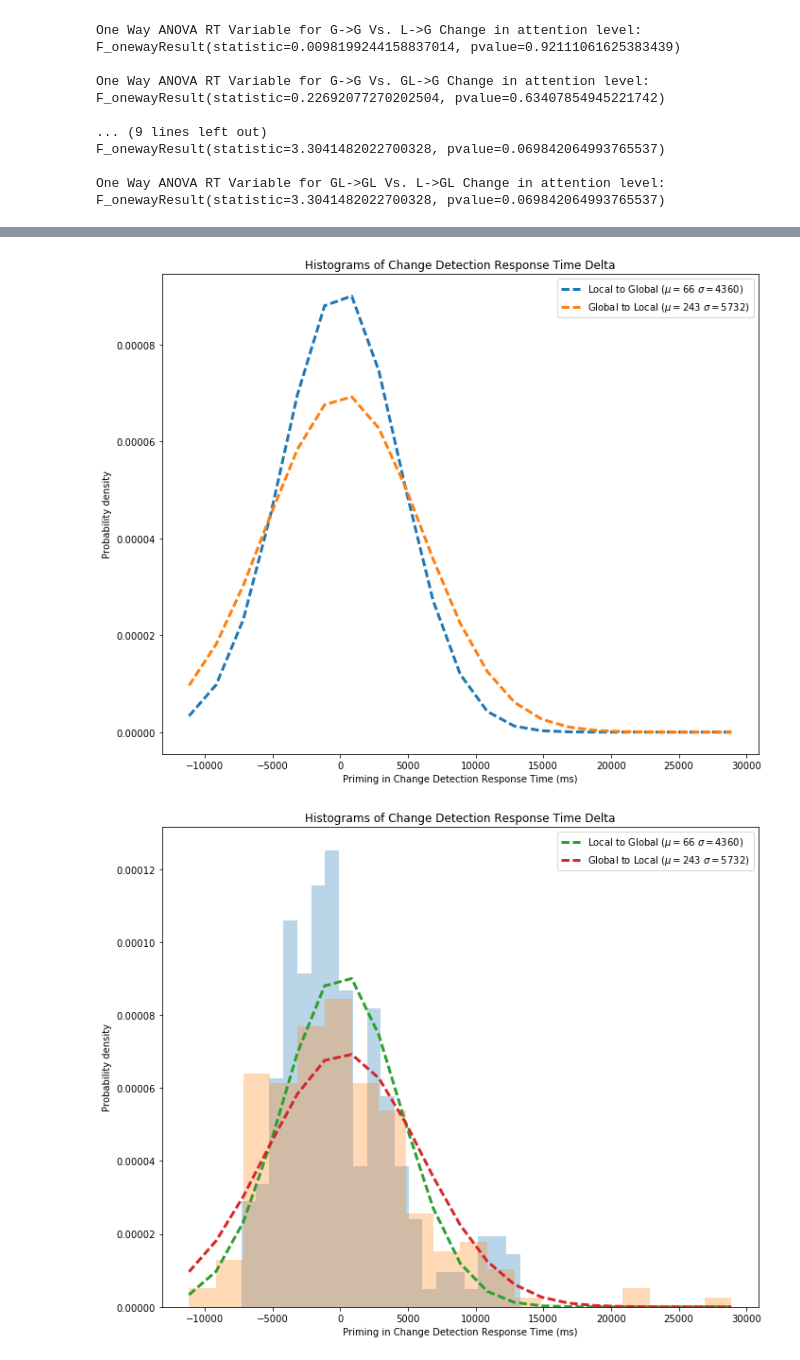
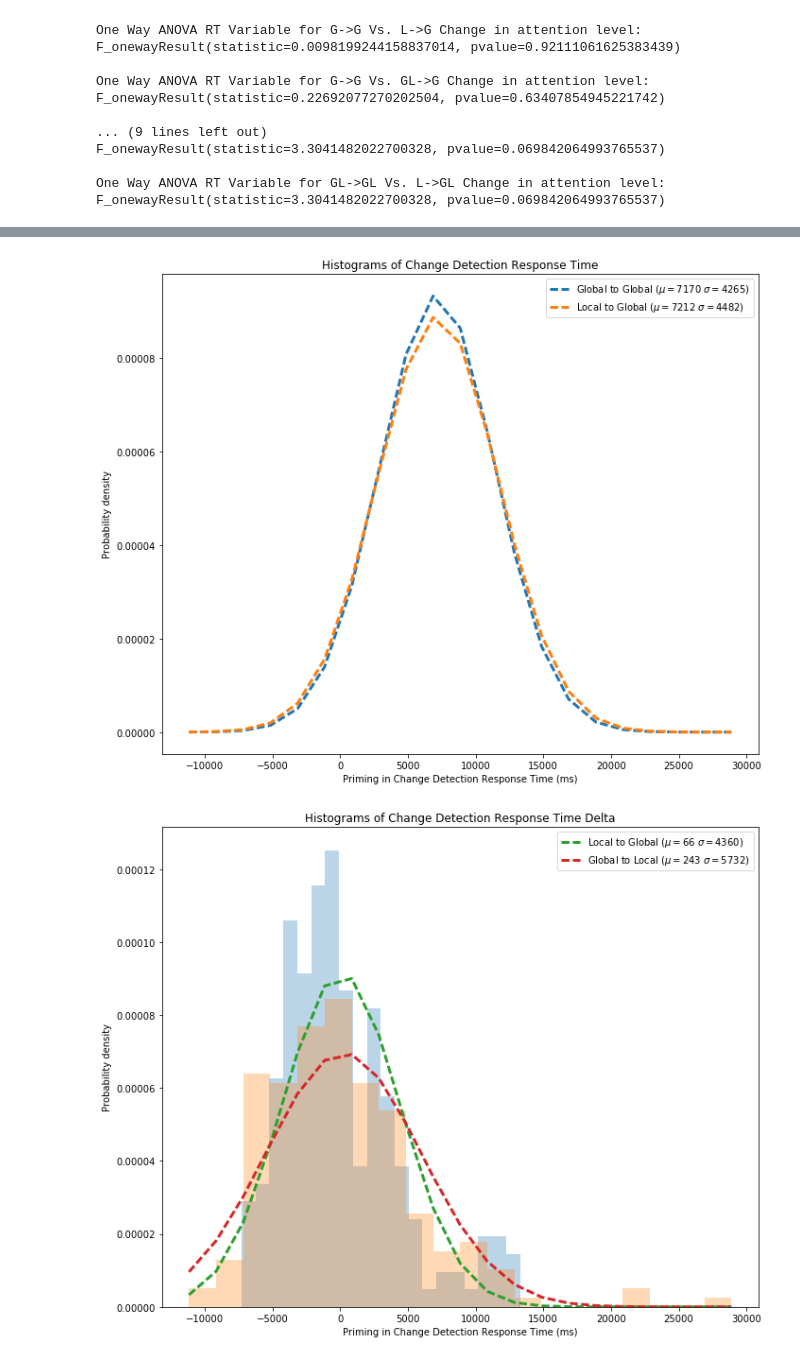
Before and after one commit to psicobotica/Change-Blindness, a Jupyter notebook: Scripts/DataAnalysis_v3.ipynb, the cells around one changed output, grey strips where cells are left out. Drawn from its saved outputs; the diff is of its cells as text; code cells hidden in the pictures.

```diff
--- a/Scripts/DataAnalysis_v3.ipynb
+++ b/Scripts/DataAnalysis_v3.ipynb
@@ -1648,32 +1587,32 @@ fig15.savefig('AttPriming-L-G-L-GL-G-L-GL-L-Boxes.png')
 # %%
 # Hist for attention engage priming
 
 num_bins = 20
 
 fig16 = plt.figure(16, figsize=(10, 8))
 ax16 = fig16.add_subplot(111)
 
 # the histogram of the data
 # n, bins, patches = ax16.hist(RT_AttChange_L_G['Delta_RT'].values, num_bins, alpha=0.3, normed=1)
 # n, bins, patches = ax16.hist(RT_AttChange_G_L['Delta_RT'].values, num_bins, alpha=0.3, normed=1)
 
-y = mlab.normpdf(bins, int((RT_AttChange_L_G['Delta_RT'].values.mean())), int(RT_AttChange_L_G['Delta_RT'].std()))
+y = mlab.normpdf(bins, int((RT_NoAttChange_G_G['RT'].values.mean())), int(RT_NoAttChange_G_G['RT'].std()))
 
-ax16.plot(bins, y, '--', linewidth=3, label=r'Local to Global ($\mu=' + str(int(RT_AttChange_L_G['Delta_RT'].values.mean())) + '$ $\sigma= ' + str(int((RT_AttChange_L_G['Delta_RT'].std()))) + '$)')
+ax16.plot(bins, y, '--', linewidth=3, label=r'Global to Global ($\mu=' + str(int(RT_NoAttChange_G_G['RT'].values.mean())) + '$ $\sigma= ' + str(int((RT_NoAttChange_G_G['RT'].std()))) + '$)')
 
-y = mlab.normpdf(bins, int((RT_AttChange_G_L['Delta_RT'].values.mean())), int(RT_AttChange_G_L['Delta_RT'].std()))
+y = mlab.normpdf(bins, int((RT_AttChange_L_G['RT'].values.mean())), int(RT_AttChange_L_G['RT'].std()))
 
-ax16.plot(bins, y, '--', linewidth=3, label=r'Global to Local ($\mu=' + str(int(RT_AttChange_G_L['Delta_RT'].values.mean())) + '$ $\sigma= ' + str(int((RT_AttChange_G_L['Delta_RT'].std()))) + '$)')
+ax16.plot(bins, y, '--', linewidth=3, label=r'Local to Global ($\mu=' + str(int(RT_AttChange_L_G['RT'].values.mean())) + '$ $\sigma= ' + str(int((RT_AttChange_L_G['RT'].std()))) + '$)')
 
 ax16.set_xlabel('Priming in Change Detection Response Time (ms)')
 ax16.set_ylabel('Probability density')
-ax16.set_title('Histograms of Change Detection Response Time Delta')
+ax16.set_title('Histograms of Change Detection Response Time')
 ax16.legend(loc="upper right")
 # Tweak spacing to prevent clipping of ylabel
 fig16.tight_layout()
 plt.show()
 # %% [output]
-[figure, old version]
+[figure, new version]
 # %%
 # Save the figure
 fig16.savefig('AttPriming-L-G-Dist.png')
```
Also changed, not shown: parts of 6 cells of this notebook.
